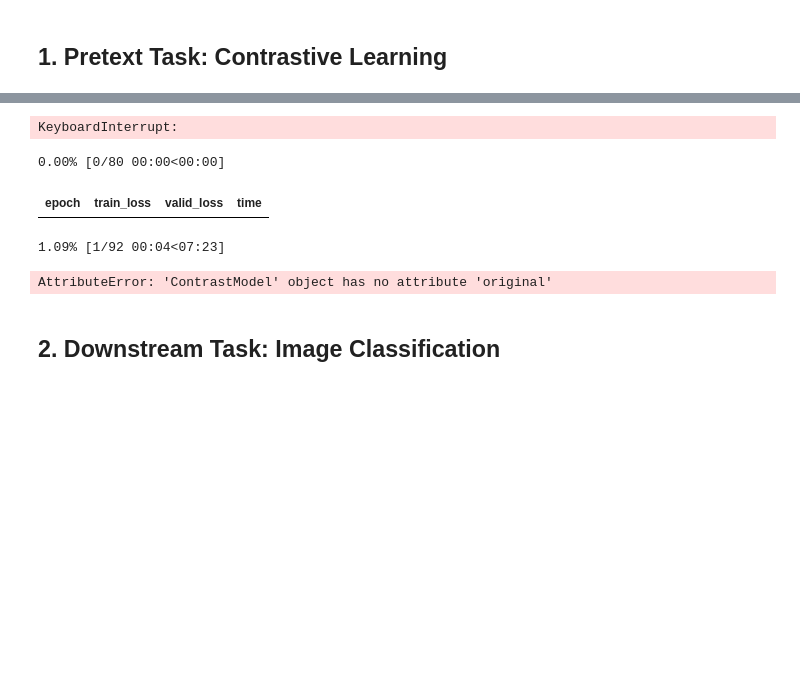
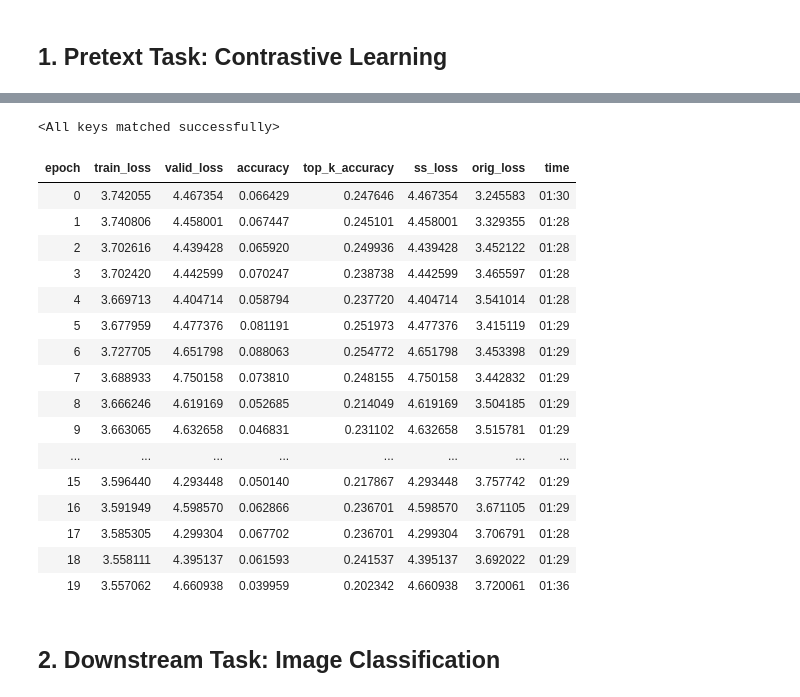
Before and after one commit to bearpelican/imagewang, a Jupyter notebook: 03_ImageWang_ContrastLearning_192_combined_loss.ipynb, the cells around one changed output, grey strips where cells are left out. Cells and saved outputs as stored; diff of their text form; code cells hidden in the pictures; blank space fills up the shorter version.

```diff
--- a/03_ImageWang_ContrastLearning_192_combined_loss.ipynb
+++ b/03_ImageWang_ContrastLearning_192_combined_loss.ipynb
@@ -68,16 +70,17 @@ def get_dbunch(size, bs, workers=8):
     tfms = [[PILImage.create, ToTensor, RandomResizedCrop(size, min_scale=0.9)],
             [parent_label, Categorize()]]
 
-    dsets = Datasets(files, tfms=tfms, splits=RandomSplitter(valid_pct=0.1)(files))
+    splits = FuncSplitter(lambda x: Path(x).parent.parent.name == 'val')(files)
+    dsets = Datasets(files, tfms=tfms, splits=splits)
 
     batch_tfms = [IntToFloatTensor]
     dls = dsets.dataloaders(bs=bs, num_workers=workers, after_batch=batch_tfms)
     dls.path = source
     return dls
 # %%
-size = 192
+size = 128
 bs = 256
 
-dbunch = get_dbunch(224, bs) # first resize to 224, then 192 w/ get_aug_pipe
+dbunch = get_dbunch(160, bs) # first resize to 224, then 192 w/ get_aug_pipe
 len(dbunch.train.dataset)
 # %% [output]
@@ -117,7 +120,7 @@ class XentContrastiveLoss(nn.Module):
         csim = remove_diag(csim) # remove self similarity
 
         labels = torch.arange(bs, device=input.device).roll(bs//2)
-        labels =  remove_diag(torch.eye(labels.shape[0], device=input.device)[labels]).nonzero()[:,-1]
+        labels = remove_diag(torch.eye(labels.shape[0], device=input.device)[labels]).nonzero()[:,-1]
         return F.cross_entropy(csim, labels)
 
 class ContrastCallback(Callback):
@@ -134,8 +137,9 @@ class ContrastCallback(Callback):
         self.learn.model = ContrastModel(self.learn.model)
         self.old_lf = self.learn.loss_func
         self.old_met = self.learn.metrics
-        self.learn.metrics = [wrap_metric(f.func) for f in self.old_met]
-        self.learn.loss_func = CombinedContrastiveLoss(XentContrastiveLoss(self.temperature), self.old_lf)
+        lf = CombinedContrastiveLoss(XentContrastiveLoss(self.temperature), self.old_lf)
+        self.learn.loss_func = lf
+        self.learn.metrics = [wrap_metric(f.func) for f in self.old_met] + [lf.ss_loss, lf.orig_loss]
 
     def after_fit(self):
         self.learn.loss_fun = self.old_lf
@@ -237,16 +241,32 @@ learn = cnn_learner(dbunch, m_part, opt_func=opt_func,
                     metrics=[accuracy,top_k_accuracy], loss_func=CrossEntropyLossFlat(ignore_index=ignore_idx), cbs=cbs, pretrained=False,
                     config={'custom_head':ch}
                    ).to_fp16()
-# %% [output]
-KeyboardInterrupt:
+# %%
+state_dict = torch.load(f'imagewang_128_final_ep80.pth')
+learn.model[0].load_state_dict(state_dict)
+# %% [output]
+<All keys matched successfully>
 # %%
 learn.unfreeze()
-learn.fit_flat_cos(50, lr, wd=wd, pct_start=0.5)
+learn.fit_flat_cos(20, lr, wd=wd, pct_start=0.5)
 # %% [output]
-0.00% [0/80 00:00<00:00]
-| epoch | train_loss | valid_loss | time |
+| epoch | train_loss | valid_loss | accuracy | top_k_accuracy | ss_loss | orig_loss | time |
+| 0 | 3.742055 | 4.467354 | 0.066429 | 0.247646 | 4.467354 | 3.245583 | 01:30 |
+| 1 | 3.740806 | 4.458001 | 0.067447 | 0.245101 | 4.458001 | 3.329355 | 01:28 |
+| 2 | 3.702616 | 4.439428 | 0.065920 | 0.249936 | 4.439428 | 3.452122 | 01:28 |
+| 3 | 3.702420 | 4.442599 | 0.070247 | 0.238738 | 4.442599 | 3.465597 | 01:28 |
+| 4 | 3.669713 | 4.404714 | 0.058794 | 0.237720 | 4.404714 | 3.541014 | 01:28 |
+| 5 | 3.677959 | 4.477376 | 0.081191 | 0.251973 | 4.477376 | 3.415119 | 01:29 |
+| 6 | 3.727705 | 4.651798 | 0.088063 | 0.254772 | 4.651798 | 3.453398 | 01:29 |
+| 7 | 3.688933 | 4.750158 | 0.073810 | 0.248155 | 4.750158 | 3.442832 | 01:29 |
+| 8 | 3.666246 | 4.619169 | 0.052685 | 0.214049 | 4.619169 | 3.504185 | 01:29 |
+| 9 | 3.663065 | 4.632658 | 0.046831 | 0.231102 | 4.632658 | 3.515781 | 01:29 |
+| ... | ... | ... | ... | ... | ... | ... | ... |
+| 15 | 3.596440 | 4.293448 | 0.050140 | 0.217867 | 4.293448 | 3.757742 | 01:29 |
+| 16 | 3.591949 | 4.598570 | 0.062866 | 0.236701 | 4.598570 | 3.671105 | 01:29 |
+| 17 | 3.585305 | 4.299304 | 0.067702 | 0.236701 | 4.299304 | 3.706791 | 01:28 |
+| 18 | 3.558111 | 4.395137 | 0.061593 | 0.241537 | 4.395137 | 3.692022 | 01:29 |
+| 19 | 3.557062 | 4.660938 | 0.039959 | 0.202342 | 4.660938 | 3.720061 | 01:36 |
-1.09% [1/92 00:04<07:23]
-AttributeError: 'ContrastModel' object has no attribute 'original'
 # %%
 torch.save(learn.model[0].state_dict(), f'{save_name}.pth')
 # %% [markdown]
```
Also changed, not shown: parts of 10 cells of this notebook, 5 other files.
